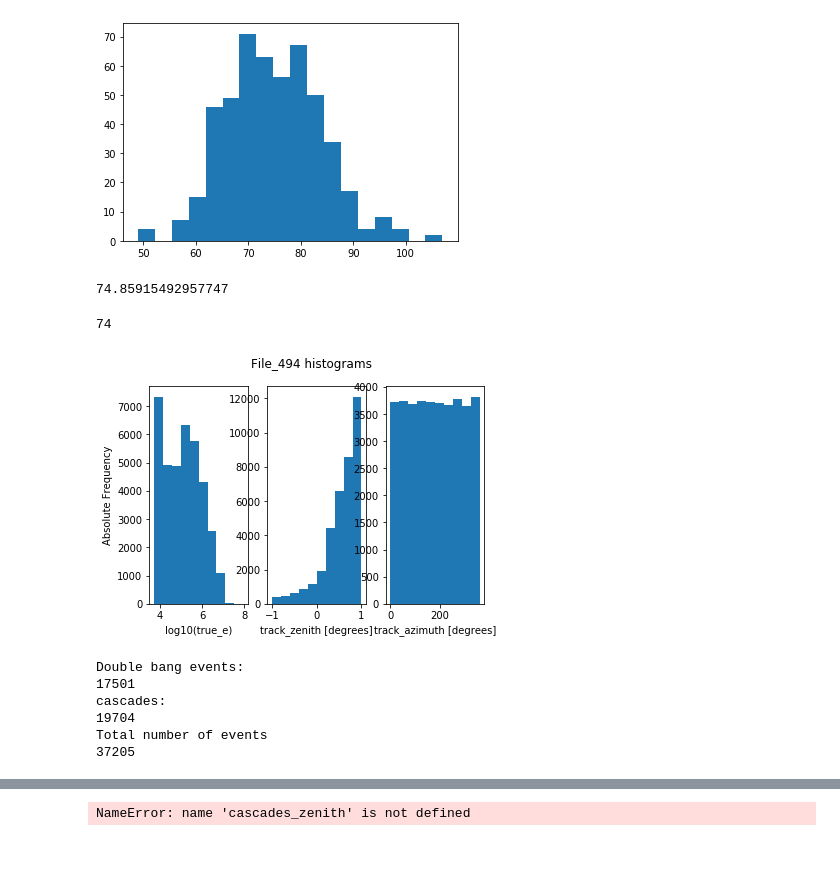
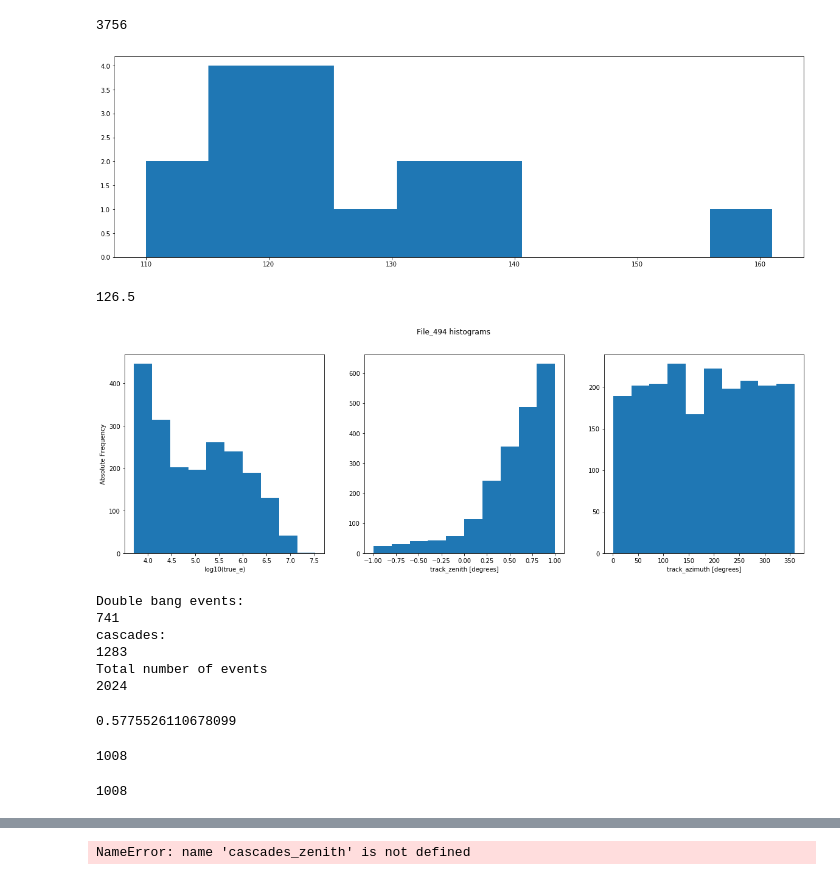
Before and after one commit to PabloRuizCuevas/DeepIceLearning, a Jupyter notebook: notebooks/Plot_h5.ipynb, the cells around one changed output, grey strips where cells are left out. Cells and saved outputs as stored; diff of their text form; code cells hidden in the pictures; blank space fills up the shorter version.

```diff
--- a/notebooks/Plot_h5.ipynb
+++ b/notebooks/Plot_h5.ipynb
@@ -20,13 +20,18 @@ x=data["reco_vals"].dtype
 # %%
 sum_charge= np.sum(np.sum(np.sum(data['IC_charge'],axis=1),axis=1),axis=1).flatten()
 IC_diff= np.sum(np.sum(np.sum(data['IC_diff'],axis=1),axis=1),axis=1).flatten()
+# %%
+sum_charge.size
+# %% [output]
+3756
 # %%
-directory="/home/pablo/github/DeepIceLearning/h5_final3"  # "h5_no_filter"      #final2 and final3 have the same athimut distribut among double and cascades
+#directory="/home/pablo/github/DeepIceLearning/h5_final3"
+directory="/home/pablo/github/DeepIceLearning/h5_15_jun"  #h5_final3"  # "h5_no_filter"      #final2 and final3 have the same athimut distribut among double and cascades
 it=0
 track_azimuth,track_zenith,true_e,classi,track_length,size=np.array([]),np.array([]),np.array([]),np.array([]),np.array([]),np.array([])
 for filename in os.listdir(directory):
     it=it+1
-    if filename.endswith(".h5") and it <10000:
+    if filename.endswith(".h5") and it <100000:
         path=os.path.join(directory, filename)
         File=h5py.File(path,'r')
         #print(path)
@@ -37,18 +42,14 @@ for filename in os.listdir(directory):
         track_length=np.append(track_length,File["reco_vals"]["track_length"])
         size=np.append(size,File["reco_vals"]["true_e"].size)
 # %%
-plt.hist(size,18)
+plt.hist(size,10)
 plt.show()
 # %% [output]
-[figure, old version]
+[figure, new version]
 # %%
 np.average(size)
 # %% [output]
-74.85915492957747
+126.5
-# %%
-74
-# %% [output]
-74
 # %%
 plt.subplot(131)
 plt.hist(np.log10(true_e),10)
@@ -68,7 +69,7 @@ plt.suptitle("File_494 histograms")
 plt.rcParams['figure.figsize'] = [20, 6]
 plt.show()
 # %% [output]
-[figure, old version]
+[figure, new version]
 # %%
 print("Double bang events:")
 print(np.sum(classi==[5]))
@@ -78,8 +79,20 @@ print("Total number of events")
 print(classi.size)
 # %% [output]
 Double bang events:
-17501
+741
 cascades:
-19704
+1283
 Total number of events
-37205
+2024
+# %%
+np.sum(classi==[5])/np.sum(classi==[1])
+# %% [output]
+0.5775526110678099
+# %%
+classi.size
+# %% [output]
+1008
+# %%
+track_length.size
+# %% [output]
+1008
```
Also changed, not shown: parts of 22 cells of this notebook, 28 other files.
